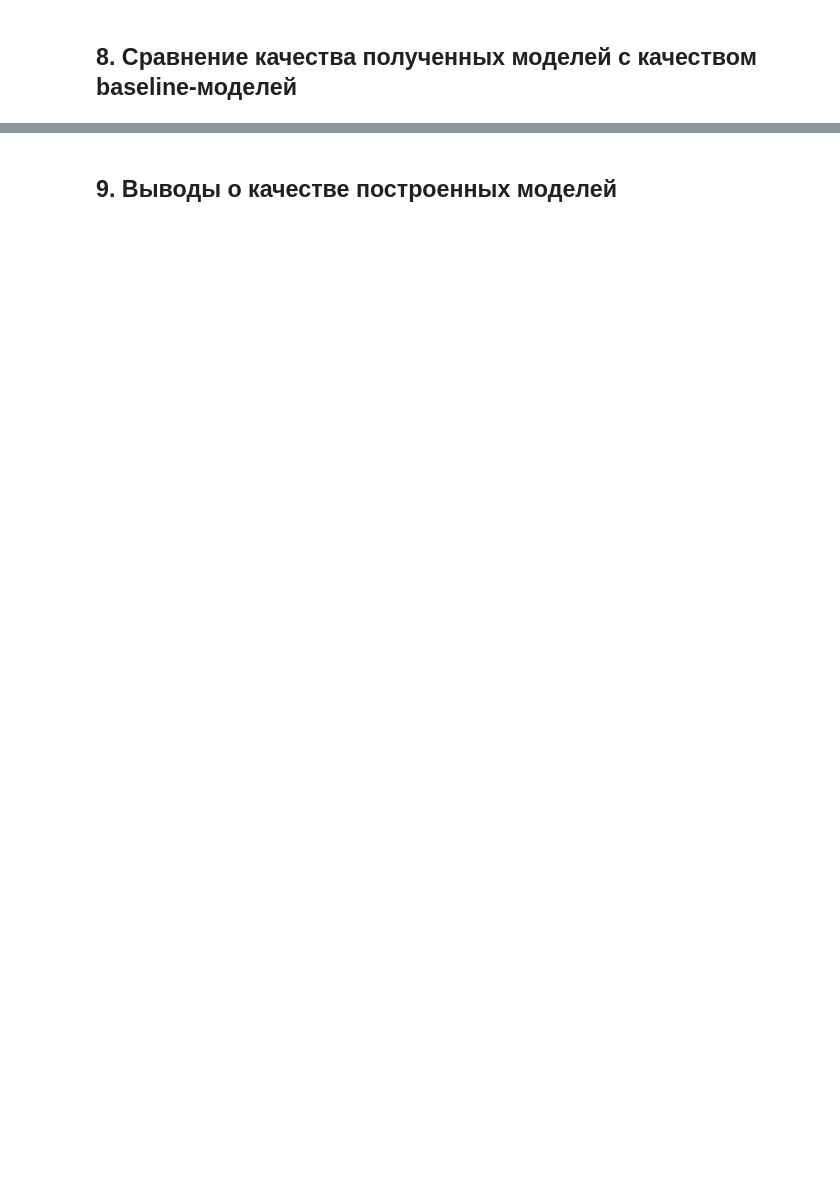
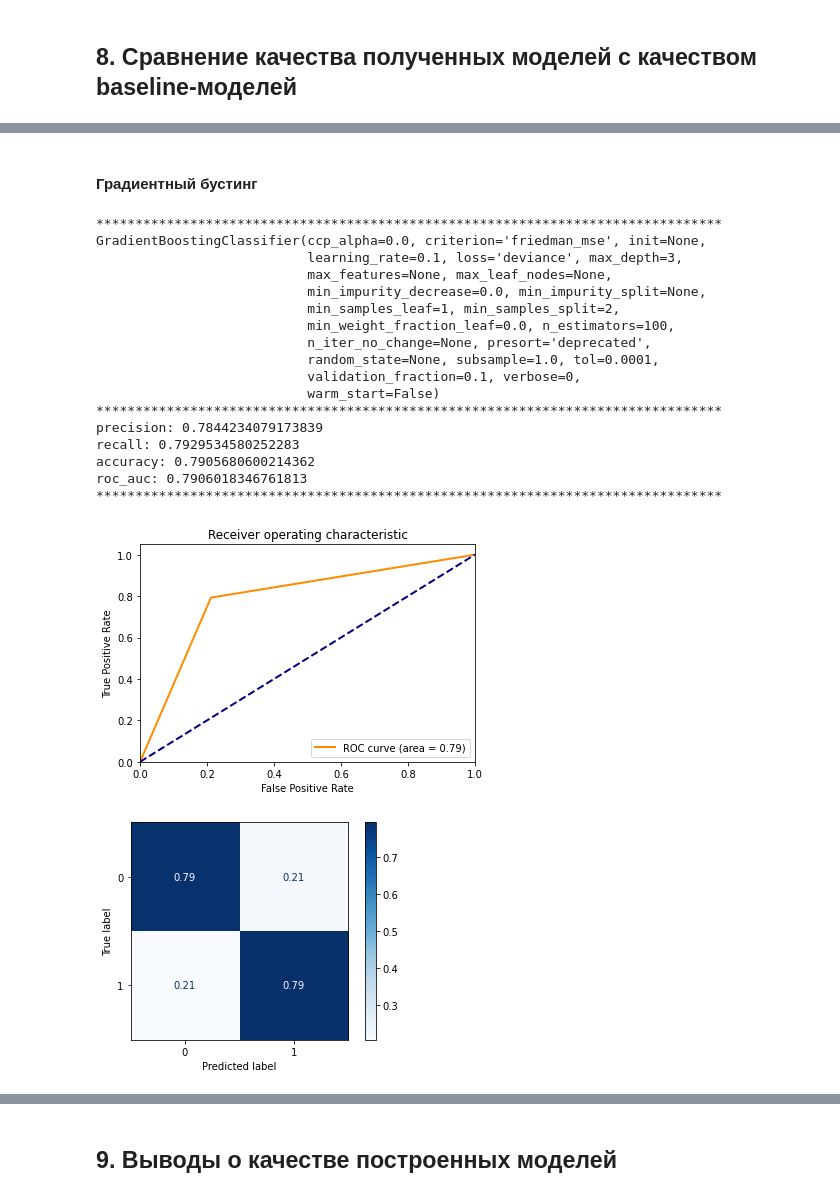
Before and after one commit to crueltycute/ML-spring-2020, a Jupyter notebook: coursework/coursework.ipynb, the cells around one changed output, grey strips where cells are left out. Drawn from its saved outputs; the diff is of its cells as text; code cells hidden in the pictures; blank space fills up the shorter version.

```diff
--- a/coursework/coursework.ipynb
+++ b/coursework/coursework.ipynb
@@ -551,0 +591,24 @@ DecisionTreeClassifier(ccp_alpha=0.0, class_weight=None, criterion='gini',
+# %% [markdown]
+#### Градиентный бустинг
+# %%
+test_model('GB', GradientBoostingClassifier(), metricLogger)
+# %% [output]
+********************************************************************************
+GradientBoostingClassifier(ccp_alpha=0.0, criterion='friedman_mse', init=None,
+                           learning_rate=0.1, loss='deviance', max_depth=3,
+                           max_features=None, max_leaf_nodes=None,
+                           min_impurity_decrease=0.0, min_impurity_split=None,
+                           min_samples_leaf=1, min_samples_split=2,
+                           min_weight_fraction_leaf=0.0, n_estimators=100,
+                           n_iter_no_change=None, presort='deprecated',
+                           random_state=None, subsample=1.0, tol=0.0001,
+                           validation_fraction=0.1, verbose=0,
+                           warm_start=False)
+********************************************************************************
+precision: 0.7844234079173839
+recall: 0.7929534580252283
+accuracy: 0.7905680600214362
+roc_auc: 0.7906018346761813
+********************************************************************************
+[figure, added]
+[figure, added]
```
Also changed, not shown: parts of 39 cells of this notebook, 1 other file.
